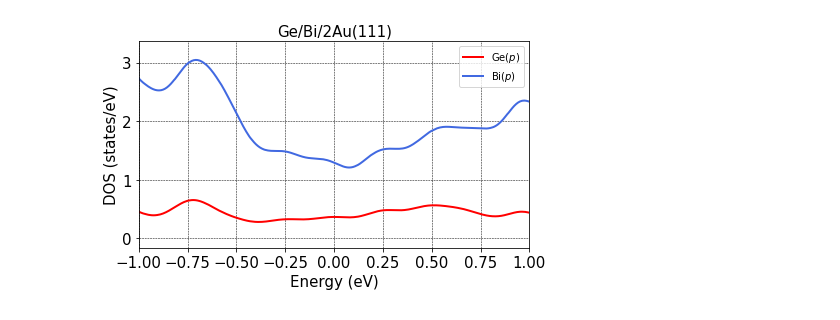
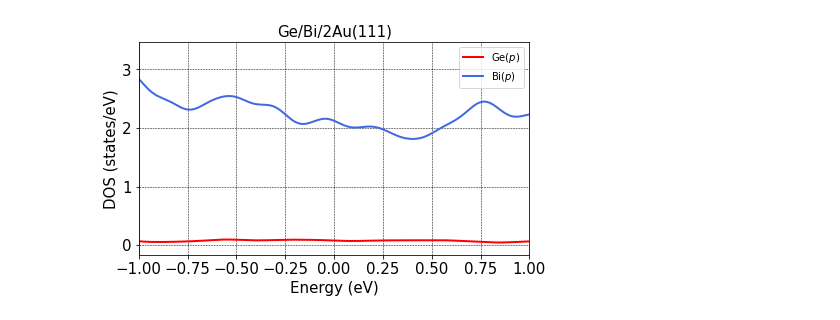
Before and after one commit to danis-b/Jupyter_scripts, a Jupyter notebook: plot_dos/Plot_dos_GeBi_SO.ipynb, the cells around one changed output. Drawn from its saved outputs; the diff is of its cells as text; code cells hidden in the pictures.

```diff
--- a/plot_dos/Plot_dos_GeBi_SO.ipynb
+++ b/plot_dos/Plot_dos_GeBi_SO.ipynb
@@ -11,37 +11,37 @@ dos_Bi = np.zeros(4000)
 
 
 
-for i in range(1,25):
+for i in range(1,19):
     with open(f'dosp.{i}.dat') as fp:
         for j,line in enumerate(fp):
             item = line.split()
             x[j] = float(item[0])
-            if (i < 6):
+            if (i == 1):
                 dos_Ge[j] +=float(item[5])
             else:
                 dos_Bi[j] +=float(item[5])
 
 
 
 with open('data.dat', 'a') as fp1:
     for i in range(4000):
         print(x[i],'\t' , "{:.4f}".format(dos_Ge[i]),'\t' , "{:.4f}".format(dos_Bi[i]),file=fp1)
 
 
 fig = plt.figure(figsize=(7,7))
 ax = fig.add_subplot(111)
 ax.set_aspect(0.3)
 ax.set_xlim([-1, 1])
 # ax.set_ylim([0, 15])
 ax.tick_params(axis='both', which='major', labelsize=15)
 ax.grid(color='black', linestyle='dashed', linewidth=0.5)
 ax.plot(x,dos_Ge, color='red', linewidth=2, label='Ge($p$)')
 ax.plot(x,dos_Bi, color='royalblue', linewidth=2, label='Bi($p$)')
 ax.legend()
 ax.set_xlabel('Energy (eV)', fontsize=15)
 ax.set_ylabel('DOS (states/eV)', fontsize=15)
 plt.title('Ge/Bi/2Au(111)', fontsize=15)
 
 fig.savefig('dos.png', dpi=200)
 # %% [output]
-[figure, old version]
+[figure, new version]
```
Also changed, not shown: 15 other files.
